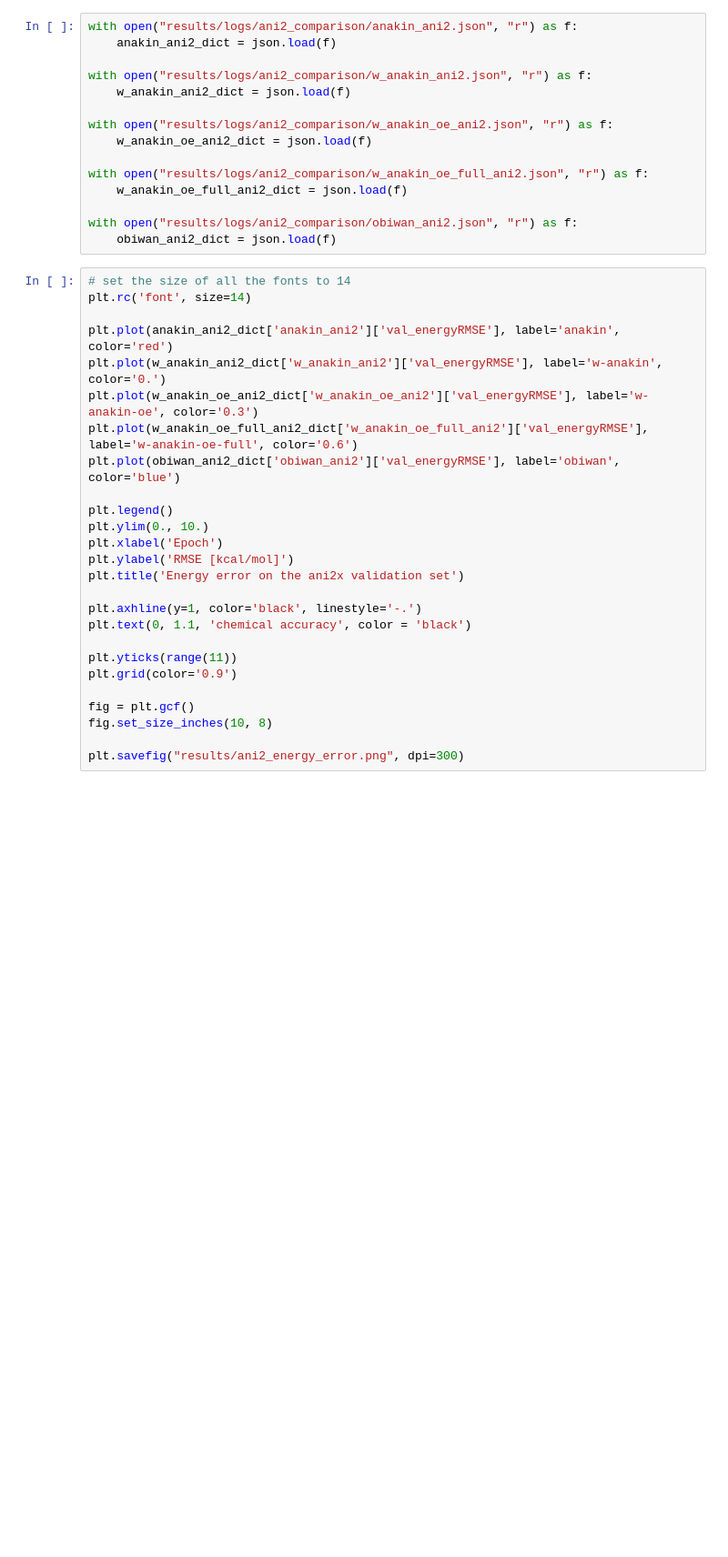
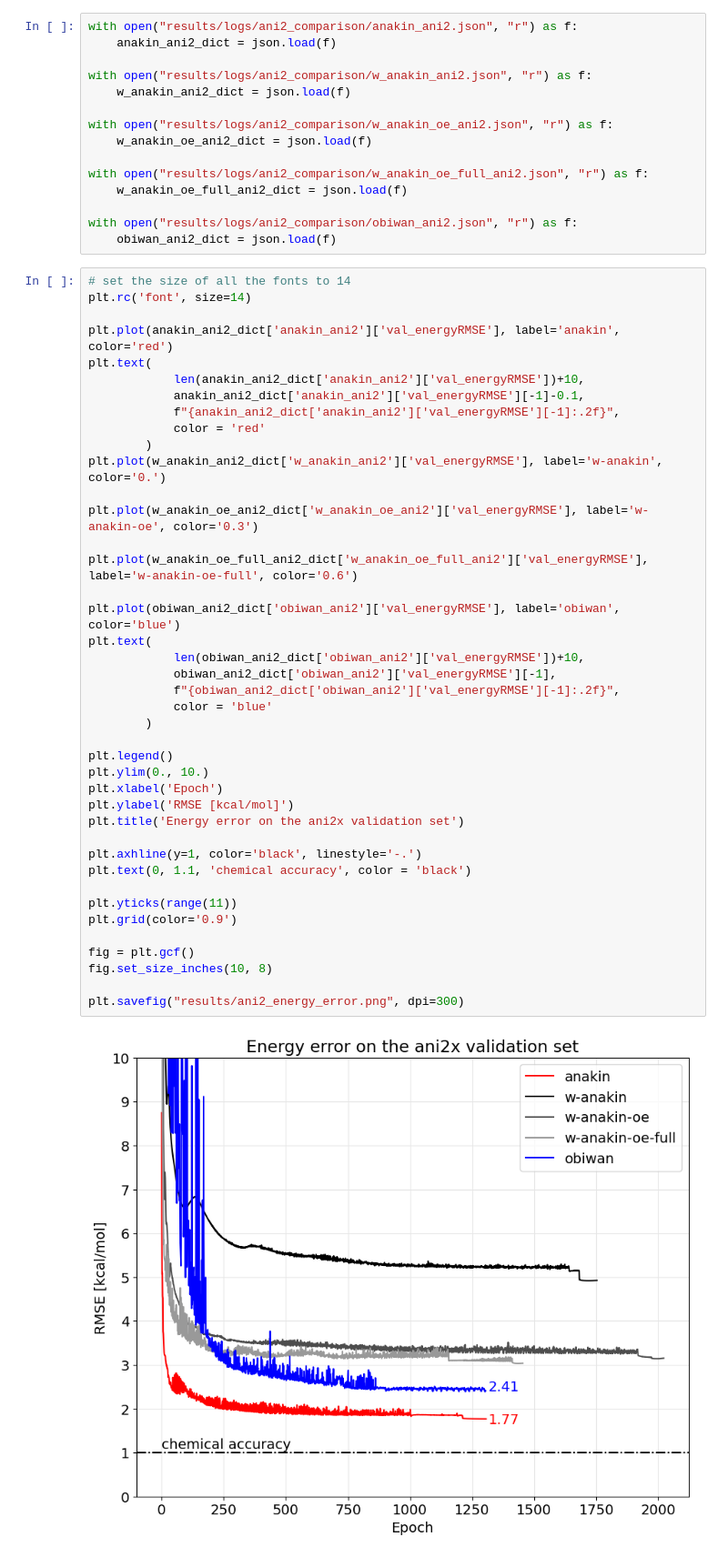
Before and after one commit to virtualmartire/OBIWAN, a Jupyter notebook: related_works.ipynb, the cells around one changed output. Shown at 91% size. Saved outputs shown, nothing was run; the diff lists cells and outputs as text; blank space fills up the shorter version.

Commit message:
ani2_energy_error

```diff
--- a/related_works.ipynb
+++ b/related_works.ipynb
@@ -21,26 +21,43 @@ with open("results/logs/ani2_comparison/obiwan_ani2.json", "r") as f:
 # %%
 # set the size of all the fonts to 14
 plt.rc('font', size=14)
 
 plt.plot(anakin_ani2_dict['anakin_ani2']['val_energyRMSE'], label='anakin', color='red')
+plt.text(
+            len(anakin_ani2_dict['anakin_ani2']['val_energyRMSE'])+10,
+            anakin_ani2_dict['anakin_ani2']['val_energyRMSE'][-1]-0.1,
+            f"{anakin_ani2_dict['anakin_ani2']['val_energyRMSE'][-1]:.2f}",
+            color = 'red'
+        )
 plt.plot(w_anakin_ani2_dict['w_anakin_ani2']['val_energyRMSE'], label='w-anakin', color='0.')
+
 plt.plot(w_anakin_oe_ani2_dict['w_anakin_oe_ani2']['val_energyRMSE'], label='w-anakin-oe', color='0.3')
+
 plt.plot(w_anakin_oe_full_ani2_dict['w_anakin_oe_full_ani2']['val_energyRMSE'], label='w-anakin-oe-full', color='0.6')
+
 plt.plot(obiwan_ani2_dict['obiwan_ani2']['val_energyRMSE'], label='obiwan', color='blue')
+plt.text(
+            len(obiwan_ani2_dict['obiwan_ani2']['val_energyRMSE'])+10,
+            obiwan_ani2_dict['obiwan_ani2']['val_energyRMSE'][-1],
+            f"{obiwan_ani2_dict['obiwan_ani2']['val_energyRMSE'][-1]:.2f}",
+            color = 'blue'
+        )
 
 plt.legend()
 plt.ylim(0., 10.)
 plt.xlabel('Epoch')
 plt.ylabel('RMSE [kcal/mol]')
 plt.title('Energy error on the ani2x validation set')
 
 plt.axhline(y=1, color='black', linestyle='-.')
 plt.text(0, 1.1, 'chemical accuracy', color = 'black')
 
 plt.yticks(range(11))
 plt.grid(color='0.9')
 
 fig = plt.gcf()
 fig.set_size_inches(10, 8)
 
 plt.savefig("results/ani2_energy_error.png", dpi=300)
+# %% [output]
+[figure, added]
```
Also changed, not shown: 1 other file.
